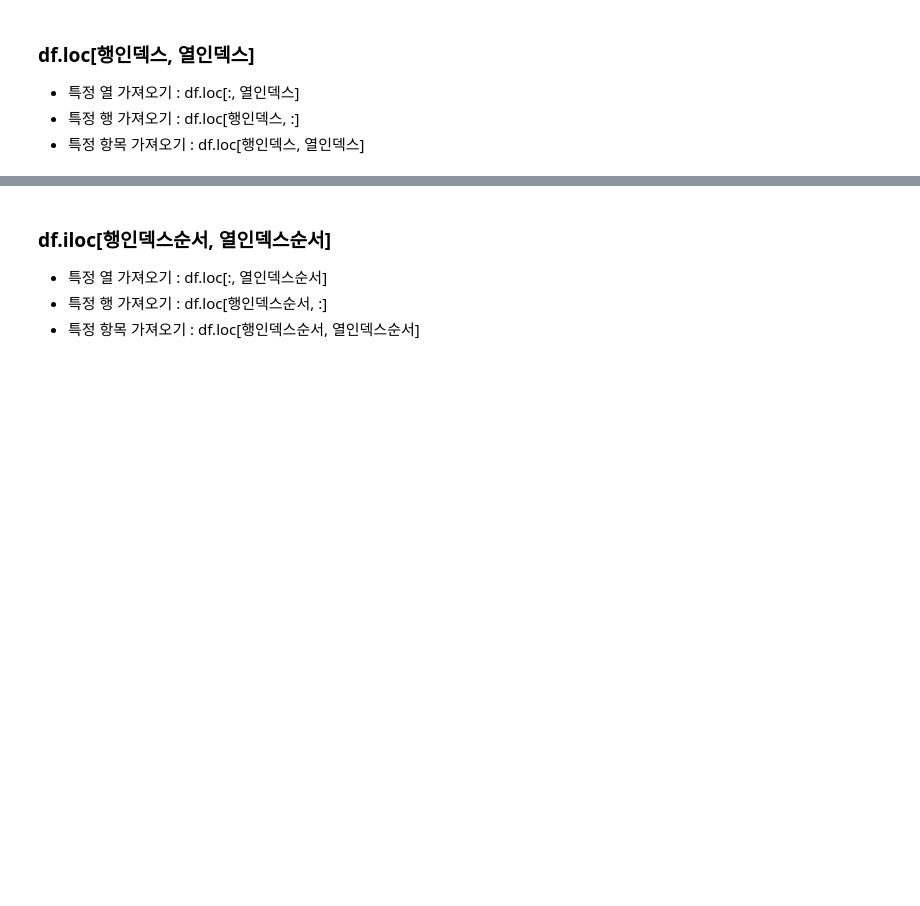
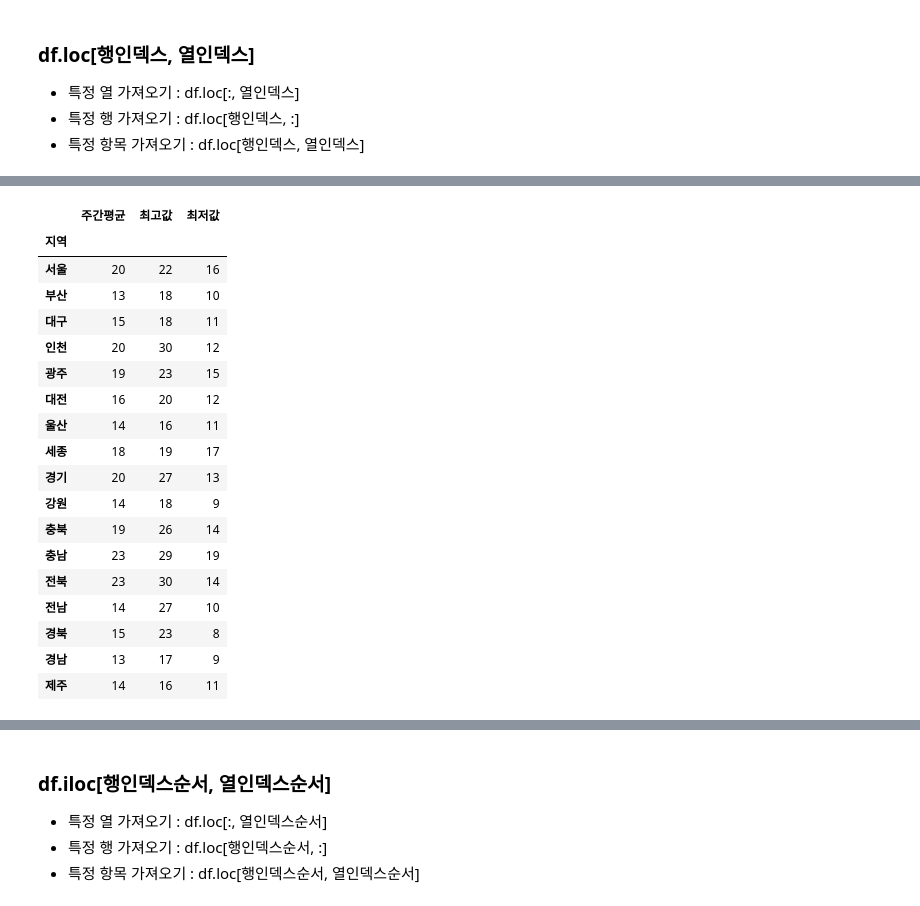
Before and after one commit to wogus7076/python2021, a Jupyter notebook: pandas_02_dataframe.ipynb, the cells around one changed output, grey strips where cells are left out. Saved outputs shown, nothing was run; the diff lists cells and outputs as text; code cells hidden in the pictures; blank space fills up the shorter version.

```diff
--- a/pandas_02_dataframe.ipynb
+++ b/pandas_02_dataframe.ipynb
@@ -251,0 +484,23 @@ df.loc[:, '최저값']
+# %%
+#특정 열 가져오기
+df.loc[:,]   # :은 모든 행을 의미함
+# %% [output]
+|  | 주간평균 | 최고값 | 최저값 |
+| 지역 |  |  |  |
+| 서울 | 20 | 22 | 16 |
+| 부산 | 13 | 18 | 10 |
+| 대구 | 15 | 18 | 11 |
+| 인천 | 20 | 30 | 12 |
+| 광주 | 19 | 23 | 15 |
+| 대전 | 16 | 20 | 12 |
+| 울산 | 14 | 16 | 11 |
+| 세종 | 18 | 19 | 17 |
+| 경기 | 20 | 27 | 13 |
+| 강원 | 14 | 18 | 9 |
+| 충북 | 19 | 26 | 14 |
+| 충남 | 23 | 29 | 19 |
+| 전북 | 23 | 30 | 14 |
+| 전남 | 14 | 27 | 10 |
+| 경북 | 15 | 23 | 8 |
+| 경남 | 13 | 17 | 9 |
+| 제주 | 14 | 16 | 11 |
```
Also changed, not shown: parts of 69 cells of this notebook.
